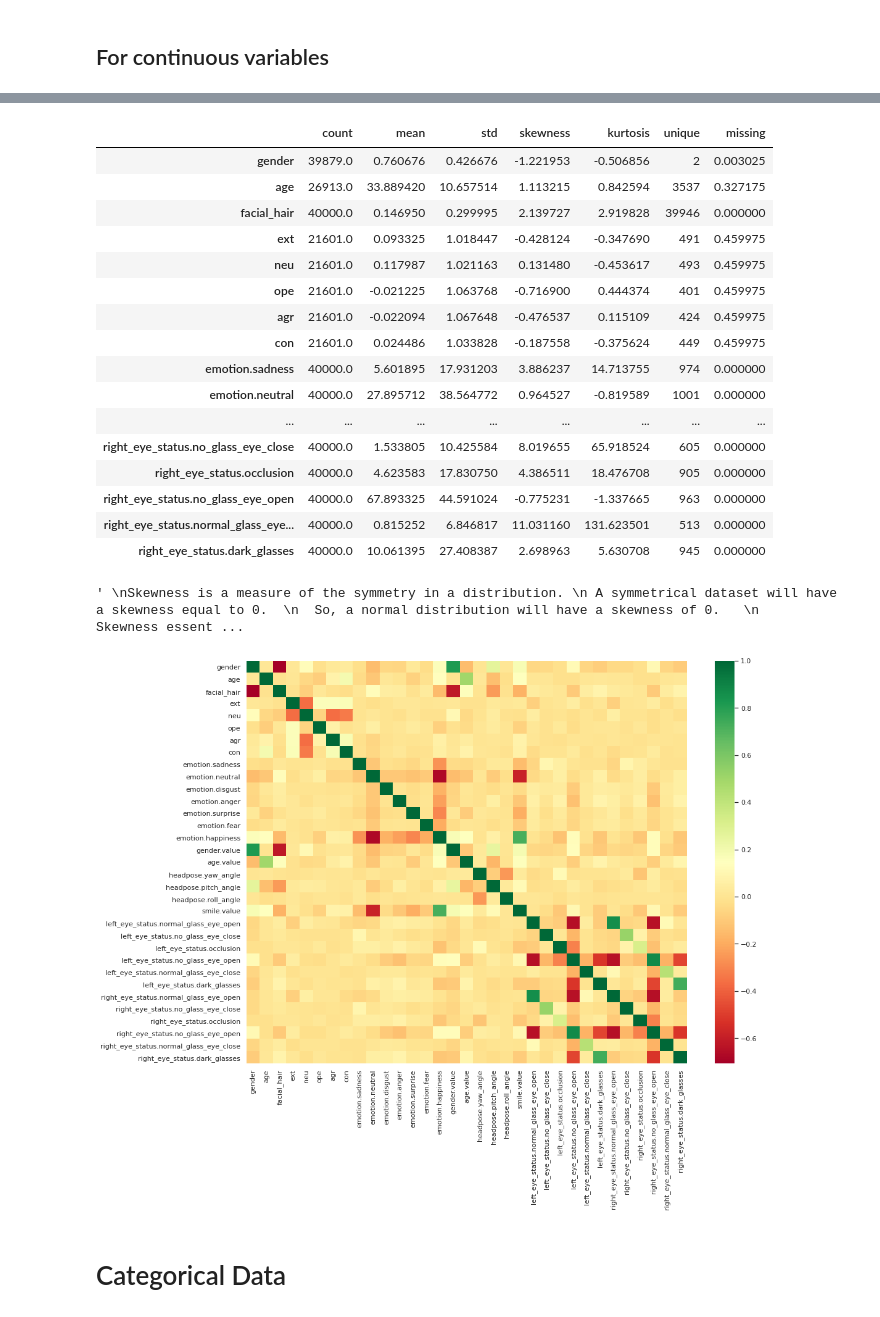
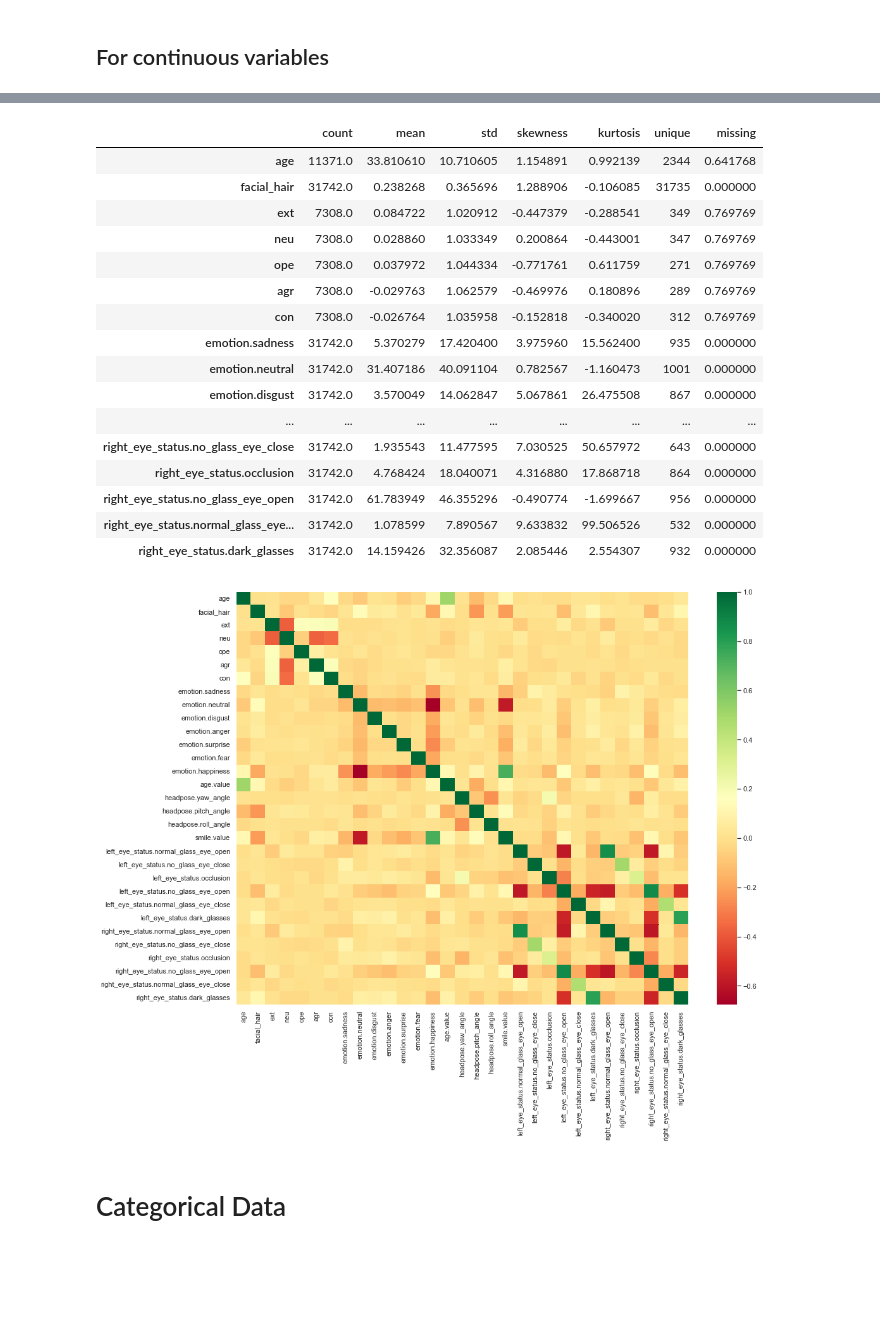
Before and after one commit to thejat/facial-political-recognition, a Jupyter notebook: analysis.ipynb, the cells around one changed output, grey strips where cells are left out. Cells and saved outputs as stored; diff of their text form; code cells hidden in the pictures; blank space fills up the shorter version.

```diff
--- a/analysis.ipynb
+++ b/analysis.ipynb
@@ -54,2 +91,10 @@ data = pd.read_csv("/content/drive/Shareddrives/Facial Recognition/archive/featu
+# %%
+# Clean the data
+data = data.drop(DATA_DROP_COLS, axis=1)
+# %%
+# converting gender to appropriate label { 0 : " FEMALE", 1 : "MALE"}
+
+data['gender'] = data['gender'].replace({ 0 : " FEMALE", 1 : "MALE"})
+data['gender.value'] = data['gender.value'].replace({ 0 : " FEMALE", 1 : "MALE"})
 # %% [markdown]
 # prepare and clean data
@@ -160,0 +172,7 @@ con_df.head()
+# %%
+# get all continuous data
+# removing columns with facial feature image_col_names
+image_cols = list(map(str, range(1, 2049)))
+
+non_image_df = data.drop(image_cols  , axis =1)
+non_image_df
@@ -161,3 +193,7 @@ con_df.head()
+# %%
+# getting the numeric and non-numeric dataframe.
+numeric_df = non_image_df.select_dtypes(exclude="object")
+nonnumeric_df = non_image_df.select_dtypes(include="object")
 # %%
 ######## eda for continuous
 def con_eda(continuous_df):
@@ -176,49 +212,33 @@ def con_eda(continuous_df):
     D6 = ds_final
     return D6
 # %%
-eda_n = con_eda(con_df)
+eda_n = con_eda(numeric_df)
 
 eda_n
 # %% [output]
 |  | count | mean | std | skewness | kurtosis | unique | missing |
-| gender | 39879.0 | 0.760676 | 0.426676 | -1.221953 | -0.506856 | 2 | 0.003025 |
-| age | 26913.0 | 33.889420 | 10.657514 | 1.113215 | 0.842594 | 3537 | 0.327175 |
-| facial_hair | 40000.0 | 0.146950 | 0.299995 | 2.139727 | 2.919828 | 39946 | 0.000000 |
-| ext | 21601.0 | 0.093325 | 1.018447 | -0.428124 | -0.347690 | 491 | 0.459975 |
-| neu | 21601.0 | 0.117987 | 1.021163 | 0.131480 | -0.453617 | 493 | 0.459975 |
-| ope | 21601.0 | -0.021225 | 1.063768 | -0.716900 | 0.444374 | 401 | 0.459975 |
-| agr | 21601.0 | -0.022094 | 1.067648 | -0.476537 | 0.115109 | 424 | 0.459975 |
-| con | 21601.0 | 0.024486 | 1.033828 | -0.187558 | -0.375624 | 449 | 0.459975 |
-| emotion.sadness | 40000.0 | 5.601895 | 17.931203 | 3.886237 | 14.713755 | 974 | 0.000000 |
-| emotion.neutral | 40000.0 | 27.895712 | 38.564772 | 0.964527 | -0.819589 | 1001 | 0.000000 |
+| age | 11371.0 | 33.810610 | 10.710605 | 1.154891 | 0.992139 | 2344 | 0.641768 |
+| facial_hair | 31742.0 | 0.238268 | 0.365696 | 1.288906 | -0.106085 | 31735 | 0.000000 |
+| ext | 7308.0 | 0.084722 | 1.020912 | -0.447379 | -0.288541 | 349 | 0.769769 |
+| neu | 7308.0 | 0.028860 | 1.033349 | 0.200864 | -0.443001 | 347 | 0.769769 |
+| ope | 7308.0 | 0.037972 | 1.044334 | -0.771761 | 0.611759 | 271 | 0.769769 |
+| agr | 7308.0 | -0.029763 | 1.062579 | -0.469976 | 0.180896 | 289 | 0.769769 |
+| con | 7308.0 | -0.026764 | 1.035958 | -0.152818 | -0.340020 | 312 | 0.769769 |
+| emotion.sadness | 31742.0 | 5.370279 | 17.420400 | 3.975960 | 15.562400 | 935 | 0.000000 |
+| emotion.neutral | 31742.0 | 31.407186 | 40.091104 | 0.782567 | -1.160473 | 1001 | 0.000000 |
+| emotion.disgust | 31742.0 | 3.570049 | 14.062847 | 5.067861 | 26.475508 | 867 | 0.000000 |
 | ... | ... | ... | ... | ... | ... | ... | ... |
-| right_eye_status.no_glass_eye_close | 40000.0 | 1.533805 | 10.425584 | 8.019655 | 65.918524 | 605 | 0.000000 |
-| right_eye_status.occlusion | 40000.0 | 4.623583 | 17.830750 | 4.386511 | 18.476708 | 905 | 0.000000 |
-| right_eye_status.no_glass_eye_open | 40000.0 | 67.893325 | 44.591024 | -0.775231 | -1.337665 | 963 | 0.000000 |
-| right_eye_status.normal_glass_eye... | 40000.0 | 0.815252 | 6.846817 | 11.031160 | 131.623501 | 513 | 0.000000 |
-| right_eye_status.dark_glasses | 40000.0 | 10.061395 | 27.408387 | 2.698963 | 5.630708 | 945 | 0.000000 |
+| right_eye_status.no_glass_eye_close | 31742.0 | 1.935543 | 11.477595 | 7.030525 | 50.657972 | 643 | 0.000000 |
+| right_eye_status.occlusion | 31742.0 | 4.768424 | 18.040071 | 4.316880 | 17.868718 | 864 | 0.000000 |
+| right_eye_status.no_glass_eye_open | 31742.0 | 61.783949 | 46.355296 | -0.490774 | -1.699667 | 956 | 0.000000 |
+| right_eye_status.normal_glass_eye... | 31742.0 | 1.078599 | 7.890567 | 9.633832 | 99.506526 | 532 | 0.000000 |
+| right_eye_status.dark_glasses | 31742.0 | 14.159426 | 32.356087 | 2.085446 | 2.554307 | 932 | 0.000000 |
-# %%
-eda_n
-
-"""
-Skewness is a measure of the symmetry in a distribution.
- A symmetrical dataset will have a skewness equal to 0.
-  So, a normal distribution will have a skewness of 0.
-    Skewness essentially measures the relative size of the two tails.
-
-Kurtosis : measures the amount of probability in the tails.
-
-If the kurtosis is greater than 3, then the dataset has heavier tails than a normal distribution (more in the tails).
-
-"""
-# %% [output]
-' \nSkewness is a measure of the symmetry in a distribution. \n A symmetrical dataset will have a skewness equal to 0.  \n  So, a normal distribution will have a skewness of 0.   \n    Skewness essent ...
 # %%
-cor_mat = con_df.corr()
+cor_mat = numeric_df.corr()
 plt.figure(figsize=(16,12))
 sns.heatmap(cor_mat, cmap='RdYlGn')
-plt.savefig("/content/drive/Shareddrives/Facial Recognition/eda/results/correlation.png")
+plt.savefig(RESULTS_DIR+ 'correlation_plot.png')
 # %% [output]
-[figure, old version]
+[figure, new version]
 # %% [markdown]
 # Categorical Data
```
Also changed, not shown: parts of 33 cells of this notebook, 1 other file.
